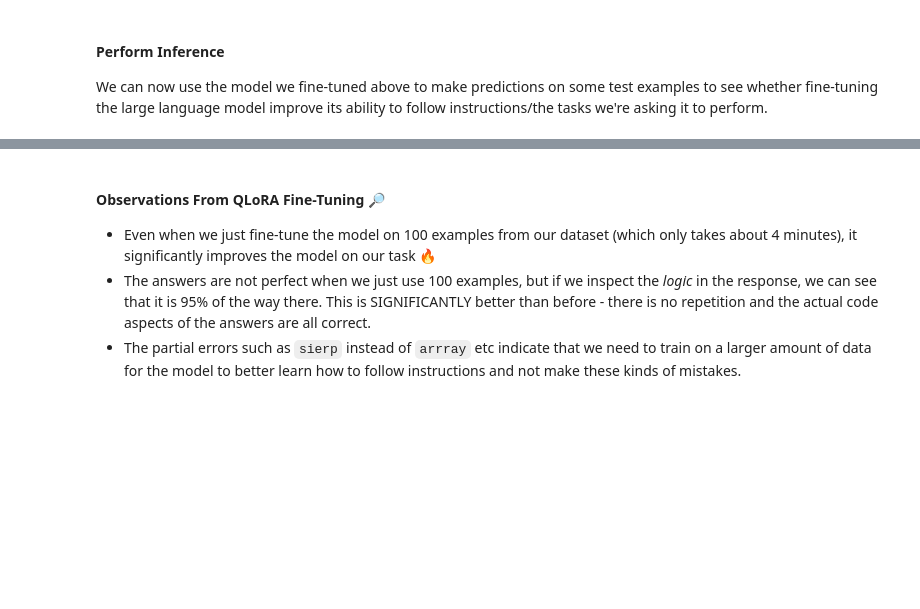
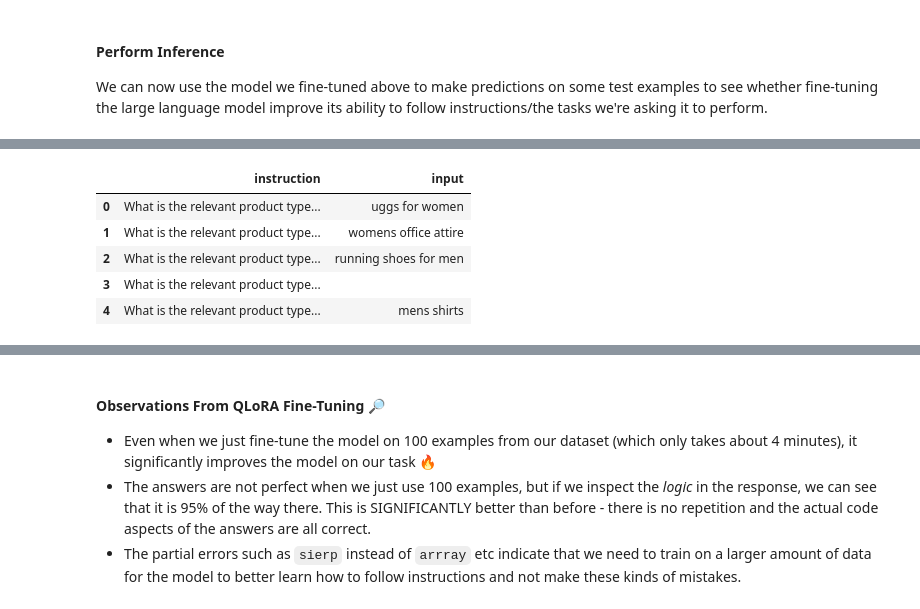
Before and after one commit to kunalsonalkar/transformers-nlp, a Jupyter notebook: Ludwig_+_DeepLearning_ai_Efficient_Fine_Tuning_for_Llama2_7b_on_a_Single_GPU.ipynb, the cells around one changed output, grey strips where cells are left out. Cells and saved outputs as stored; diff of their text form; code cells hidden in the pictures; blank space fills up the shorter version.

```diff
--- a/Ludwig_+_DeepLearning_ai_Efficient_Fine_Tuning_for_Llama2_7b_on_a_Single_GPU.ipynb
+++ b/Ludwig_+_DeepLearning_ai_Efficient_Fine_Tuning_for_Llama2_7b_on_a_Single_GPU.ipynb
@@ -688,0 +615,30 @@ Generated Output: array = [3, 6, 9, 12, 15, 18, 21, 24, 27, 30, 33, 36, 39, 42,
+# %%
+test_examples = pd.DataFrame([
+      {
+            "instruction": "What is the relevant product type for the search phrase 'uggs for women'",
+            "input": 'uggs for women'
+      },
+      {
+            "instruction": "What is the relevant product type for the search phrase 'womens office attire'",
+            "input": 'womens office attire',
+      },
+      {
+            "instruction": "What is the relevant product type for the search phrase 'running shoes for men'",
+            "input": "running shoes for men"
+      },
+      {
+            "instruction": "What is the relevant product type for the search phrase 'boxers for men'",
+            "input": "",
+      },
+      {
+            "instruction": "What is the relevant product type for the search phrase 'mens shirts'",
+            "input": "mens shirts",
+      }
+])
+
+predictions = model.predict(test_examples)[0]
+for input_with_prediction in zip(test_examples['instruction'], test_examples['input'], predictions['output_response']):
+  print(f"Instruction: {input_with_prediction[0]}")
+  print(f"Input: {input_with_prediction[1]}")
+  print(f"Generated Output: {input_with_prediction[2][0]}")
+  print("\n\n")
@@ -688,0 +685,9 @@ Generated Output: array = [3, 6, 9, 12, 15, 18, 21, 24, 27, 30, 33, 36, 39, 42,
+# %%
+test_examples
+# %% [output]
+|  | instruction | input |
+| 0 | What is the relevant product type... | uggs for women |
+| 1 | What is the relevant product type... | womens office attire |
+| 2 | What is the relevant product type... | running shoes for men |
+| 3 | What is the relevant product type... |  |
+| 4 | What is the relevant product type... | mens shirts |
```
Also changed, not shown: parts of 3 cells of this notebook.
